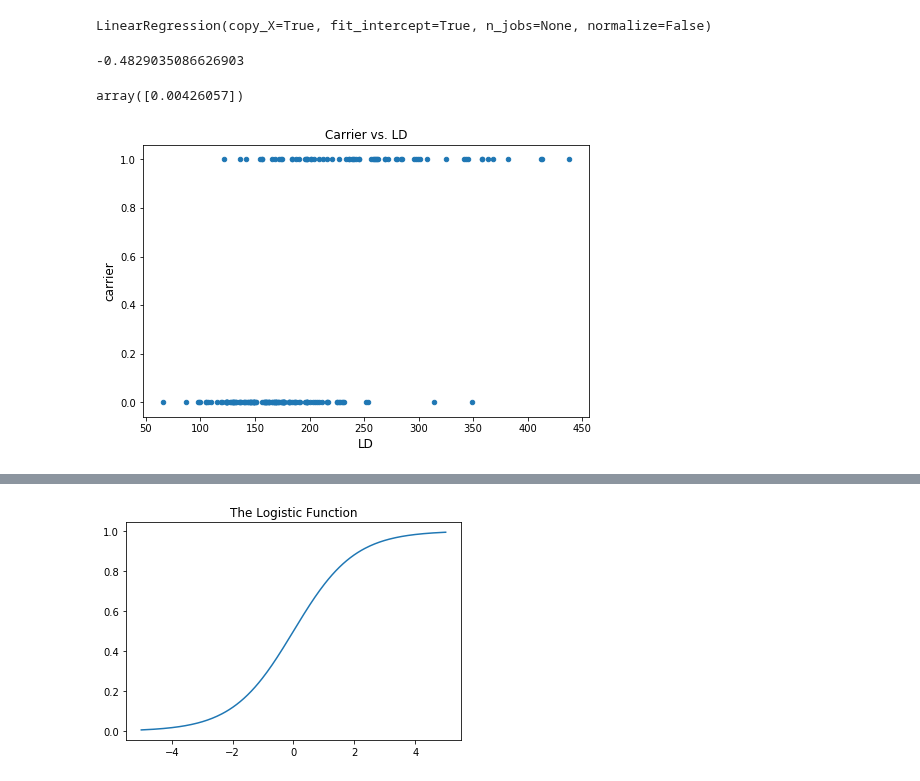
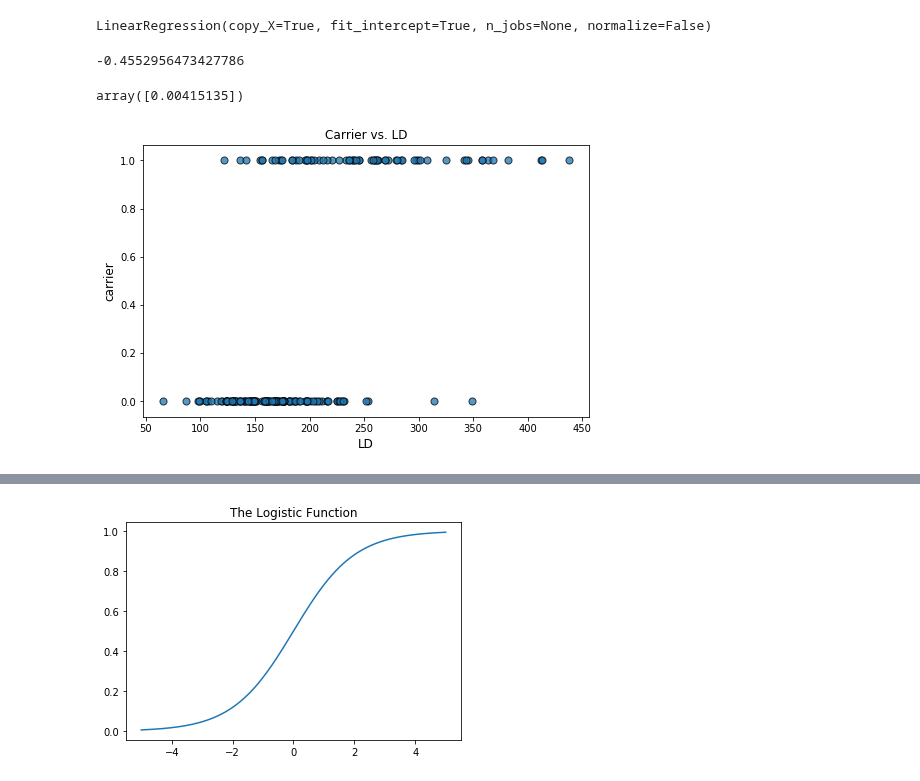
Before and after one commit to NSS-Data-Instructional-Stuff/stats-for-data-science, a Jupyter notebook: slides_tex/images/Dystrophy/Make_Plots.ipynb, the cells around one changed output, grey strips where cells are left out. Cells and saved outputs as stored; diff of their text form; code cells hidden in the pictures.

```diff
--- a/slides_tex/images/Dystrophy/Make_Plots.ipynb
+++ b/slides_tex/images/Dystrophy/Make_Plots.ipynb
@@ -62,0 +65,2 @@ y = dystrophy.carrier
+# %%
+X_train, X_test, y_train, y_test = train_test_split(X, y, stratify = y)
@@ -63,31 +76,33 @@ y = dystrophy.carrier
 # %%
-lin_reg.fit(X, y)
+lin_reg.fit(X_train, y_train)
 # %% [output]
 LinearRegression(copy_X=True, fit_intercept=True, n_jobs=None, normalize=False)
 # %%
 lin_reg.intercept_
 # %% [output]
--0.4829035086626903
+-0.4552956473427786
 # %%
 lin_reg.coef_
 # %% [output]
-array([0.00426057])
+array([0.00415135])
 # %%
 m = lin_reg.coef_[0]
 b = lin_reg.intercept_
+
+alpha = 0.75
 
 x = np.linspace(start = X.min(), stop = X.max())
 y = m*x + b
 
 fig, ax = plt.subplots(figsize = (8,5))
 
-dystrophy.plot(x = 'LD', y = 'carrier', kind = 'scatter', ax = ax)
+dystrophy.plot(x = 'LD', y = 'carrier', kind = 'scatter', ax = ax, alpha = alpha, edgecolor = 'black', s = 50)
 plt.plot(x = x, y = y)
 plt.title('Carrier vs. LD')
 plt.ylabel('carrier', fontsize = 12)
 plt.xlabel('LD', fontsize = 12);
 # %% [output]
-[figure, old version]
+[figure, new version]
 # %%
 m = lin_reg.coef_[0]
 b = lin_reg.intercept_
```
Also changed, not shown: parts of 40 cells of this notebook, 17 other files.
